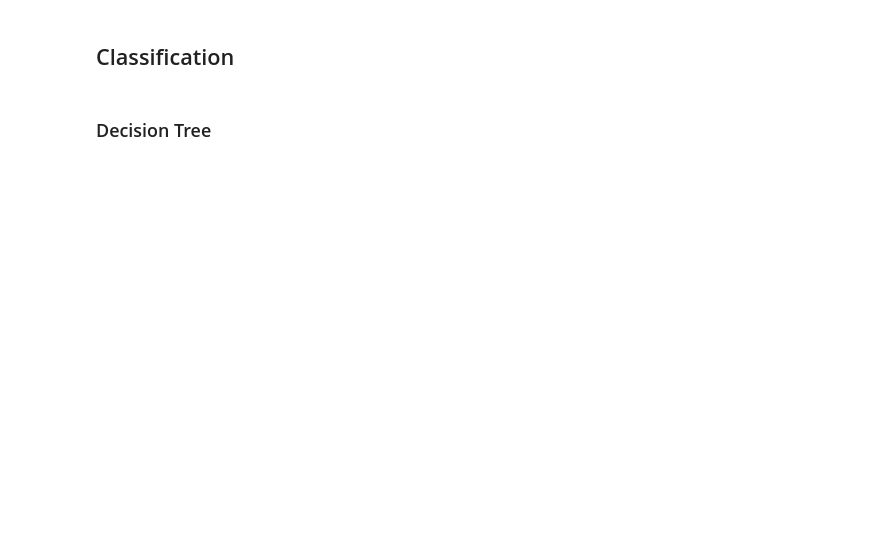
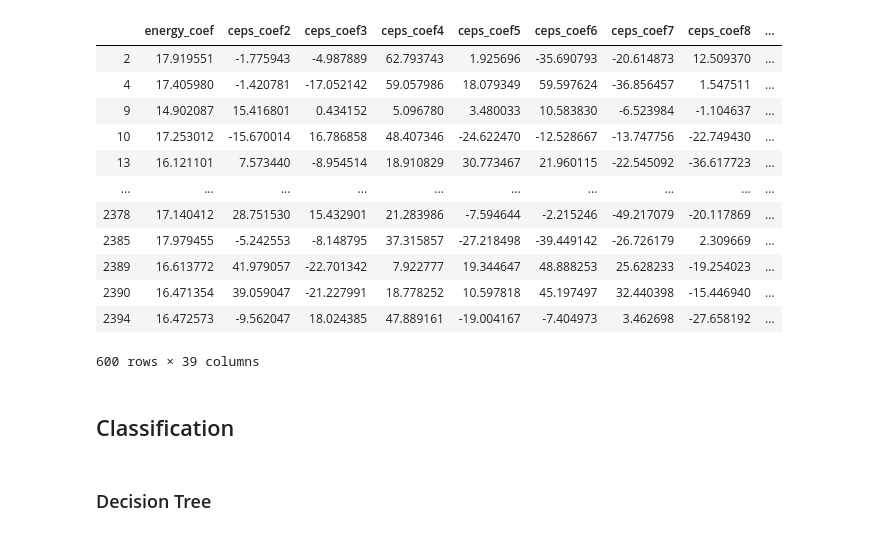
Before and after one commit to FerdiantJoshua/TugasNLPSpeech, a Jupyter notebook: Training_by_MFCC.ipynb, the cells around one changed output. Drawn from its saved outputs; the diff is of its cells as text; code cells hidden in the pictures; blank space fills up the shorter version.

```diff
--- a/Training_by_MFCC.ipynb
+++ b/Training_by_MFCC.ipynb
@@ -113,12 +106,28 @@ def kf_pred(clf, X, y):
     return accuracy, precision, recall
 # %%
 vowels = ['A', 'I', 'U', 'E', 'O', 'EU']
-vowel_data = df[df['label'].isin(vowels)].reset_index()
+vowel_data = df[df['label'].isin(vowels)]
 y_vowel = vowel_data.pop('label').values
 X_vowel = vowel_data
-other_data = df[~df['label'].isin(vowels)].reset_index()
+other_data = df[~df['label'].isin(vowels)]
 y_other = other_data.pop('label').values
 X_other = other_data
+
+X_vowel
+# %% [output]
+|  | energy_coef | ceps_coef2 | ceps_coef3 | ceps_coef4 | ceps_coef5 | ceps_coef6 | ceps_coef7 | ceps_coef8 | ... |
+| 2 | 17.919551 | -1.775943 | -4.987889 | 62.793743 | 1.925696 | -35.690793 | -20.614873 | 12.509370 | ... |
+| 4 | 17.405980 | -1.420781 | -17.052142 | 59.057986 | 18.079349 | 59.597624 | -36.856457 | 1.547511 | ... |
+| 9 | 14.902087 | 15.416801 | 0.434152 | 5.096780 | 3.480033 | 10.583830 | -6.523984 | -1.104637 | ... |
+| 10 | 17.253012 | -15.670014 | 16.786858 | 48.407346 | -24.622470 | -12.528667 | -13.747756 | -22.749430 | ... |
+| 13 | 16.121101 | 7.573440 | -8.954514 | 18.910829 | 30.773467 | 21.960115 | -22.545092 | -36.617723 | ... |
+| ... | ... | ... | ... | ... | ... | ... | ... | ... | ... |
+| 2378 | 17.140412 | 28.751530 | 15.432901 | 21.283986 | -7.594644 | -2.215246 | -49.217079 | -20.117869 | ... |
+| 2385 | 17.979455 | -5.242553 | -8.148795 | 37.315857 | -27.218498 | -39.449142 | -26.726179 | 2.309669 | ... |
+| 2389 | 16.613772 | 41.979057 | -22.701342 | 7.922777 | 19.344647 | 48.888253 | 25.628233 | -19.254023 | ... |
+| 2390 | 16.471354 | 39.059047 | -21.227991 | 18.778252 | 10.597818 | 45.197497 | 32.440398 | -15.446940 | ... |
+| 2394 | 16.472573 | -9.562047 | 18.024385 | 47.889161 | -19.004167 | -7.404973 | 3.462698 | -27.658192 | ... |
+600 rows × 39 columns
 # %% [markdown]
 ## Classification
 # %% [markdown]
```
Also changed, not shown: parts of 6 cells of this notebook.
